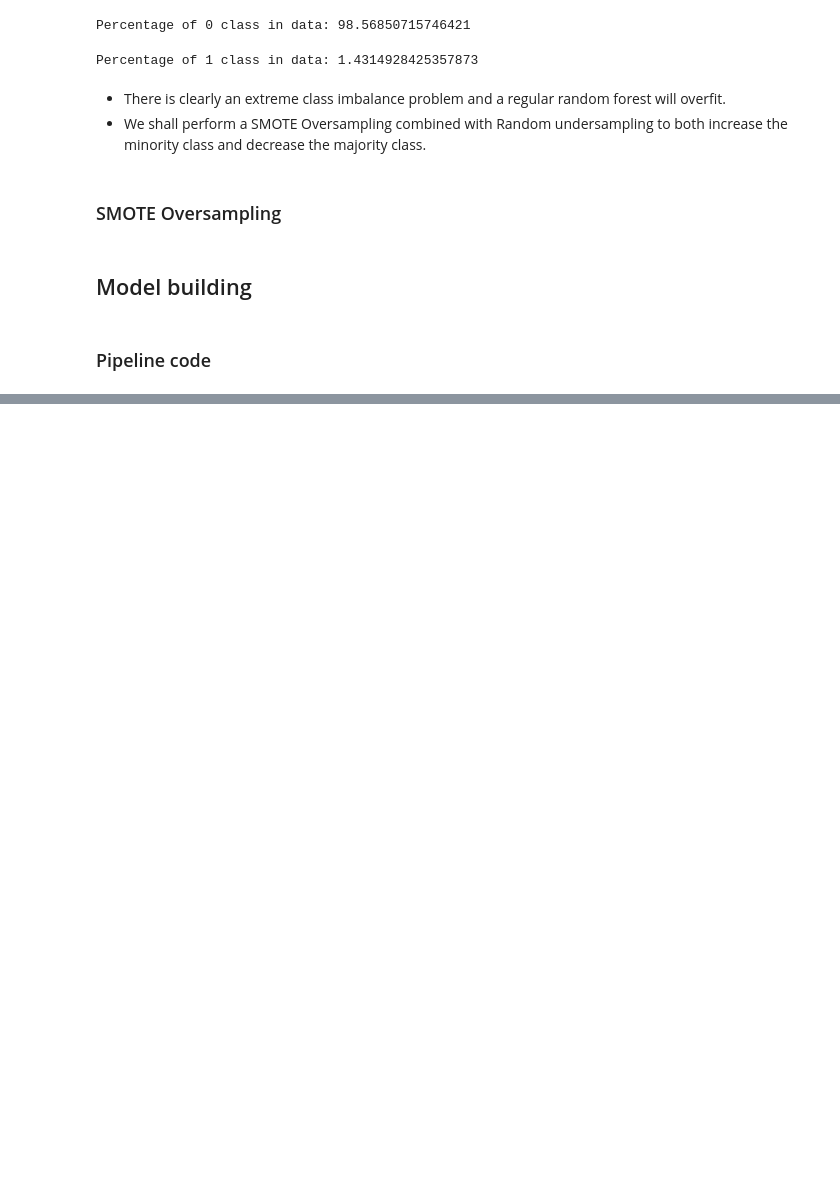
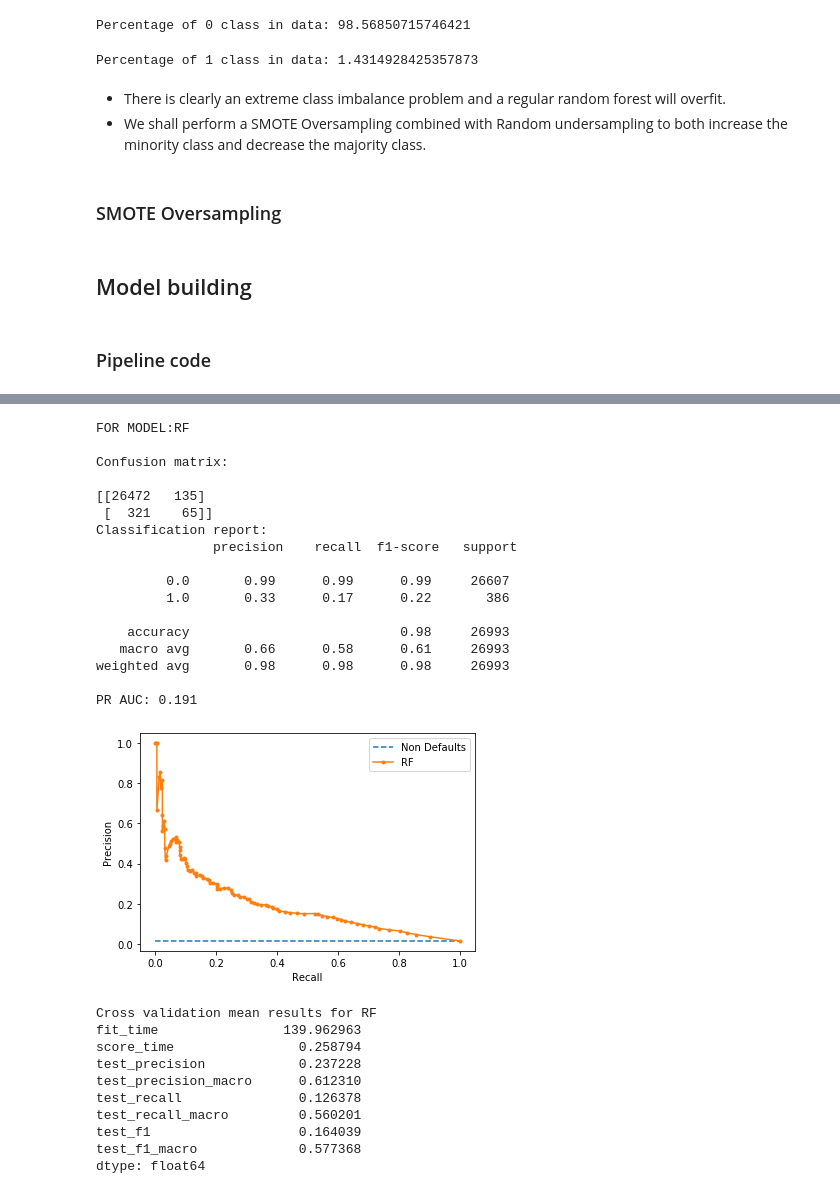
Before and after one commit to ramesh-suragam/ML_Case_Study, a Jupyter notebook: ML_Case_Study.ipynb, the cells around one changed output, grey strips where cells are left out. Cells and saved outputs as stored; diff of their text form; code cells hidden in the pictures; blank space fills up the shorter version.

```diff
--- a/ML_Case_Study.ipynb
+++ b/ML_Case_Study.ipynb
@@ -757,0 +787,32 @@ PR AUC: 0.114
+# %%
+# Fitting RF with over/under sampling and withnout lda or pca
+fit_models(X_train, X_test, y_train, y_test, model_rf=True, model_rf_xgb_tuning=True)
+# %% [output]
+FOR MODEL:RF
+
+Confusion matrix:
+
+[[26472   135]
+ [  321    65]]
+Classification report:
+               precision    recall  f1-score   support
+
+         0.0       0.99      0.99      0.99     26607
+         1.0       0.33      0.17      0.22       386
+
+    accuracy                           0.98     26993
+   macro avg       0.66      0.58      0.61     26993
+weighted avg       0.98      0.98      0.98     26993
+
+PR AUC: 0.191
+[figure, added]
+Cross validation mean results for RF
+fit_time                139.962963
+score_time                0.258794
+test_precision            0.237228
+test_precision_macro      0.612310
+test_recall               0.126378
+test_recall_macro         0.560201
+test_f1                   0.164039
+test_f1_macro             0.577368
+dtype: float64
```
Also changed, not shown: parts of 34 cells of this notebook, 2 other files.
